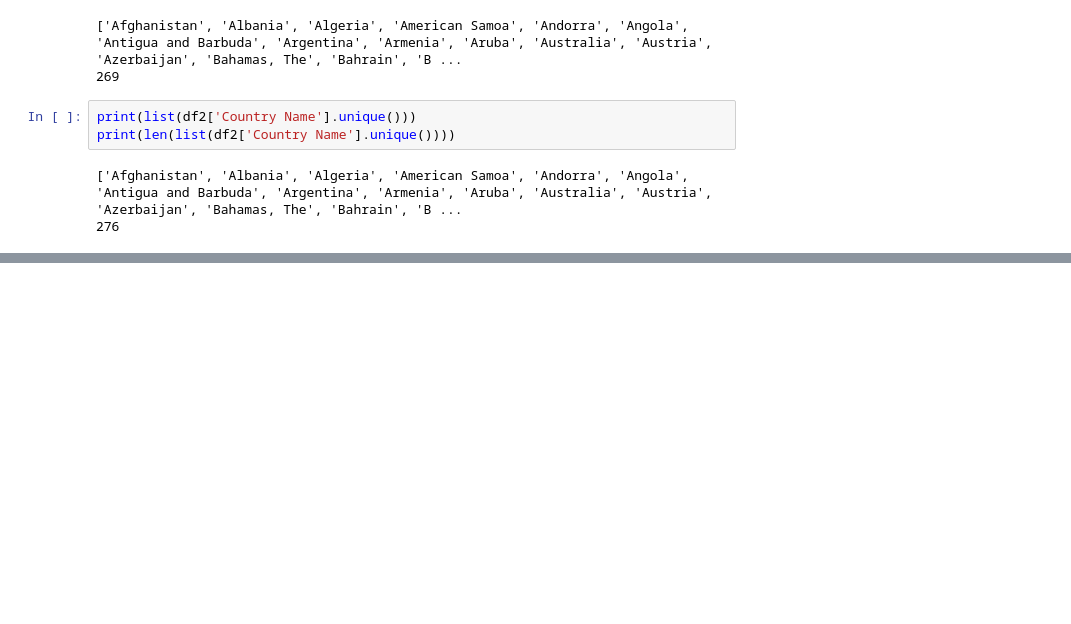
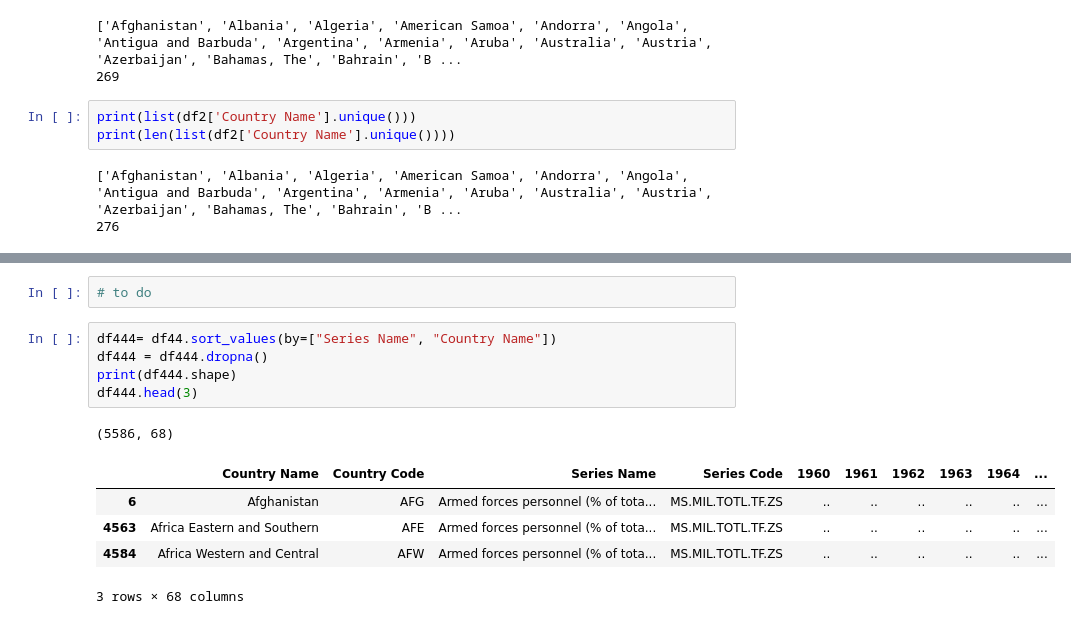
Before and after one commit to Addieryn/Project_Olympian, a Jupyter notebook: Dylan/country_cleaning.ipynb, the cells around one changed output, grey strips where cells are left out. Saved outputs shown, nothing was run; the diff lists cells and outputs as text; blank space fills up the shorter version.

```diff
--- a/Dylan/country_cleaning.ipynb
+++ b/Dylan/country_cleaning.ipynb
@@ -54,0 +118,14 @@ print(len(list(df2['Country Name'].unique())))
+# %%
+# to do
+# %%
+df444= df44.sort_values(by=["Series Name", "Country Name"])
+df444 = df444.dropna()
+print(df444.shape)
+df444.head(3)
+# %% [output]
+(5586, 68)
+|  | Country Name | Country Code | Series Name | Series Code | 1960 | 1961 | 1962 | 1963 | 1964 | ... |
+| 6 | Afghanistan | AFG | Armed forces personnel (% of tota... | MS.MIL.TOTL.TF.ZS | .. | .. | .. | .. | .. | ... |
+| 4563 | Africa Eastern and Southern | AFE | Armed forces personnel (% of tota... | MS.MIL.TOTL.TF.ZS | .. | .. | .. | .. | .. | ... |
+| 4584 | Africa Western and Central | AFW | Armed forces personnel (% of tota... | MS.MIL.TOTL.TF.ZS | .. | .. | .. | .. | .. | ... |
+3 rows × 68 columns
```
Also changed, not shown: parts of 9 cells of this notebook, 22 other files.
